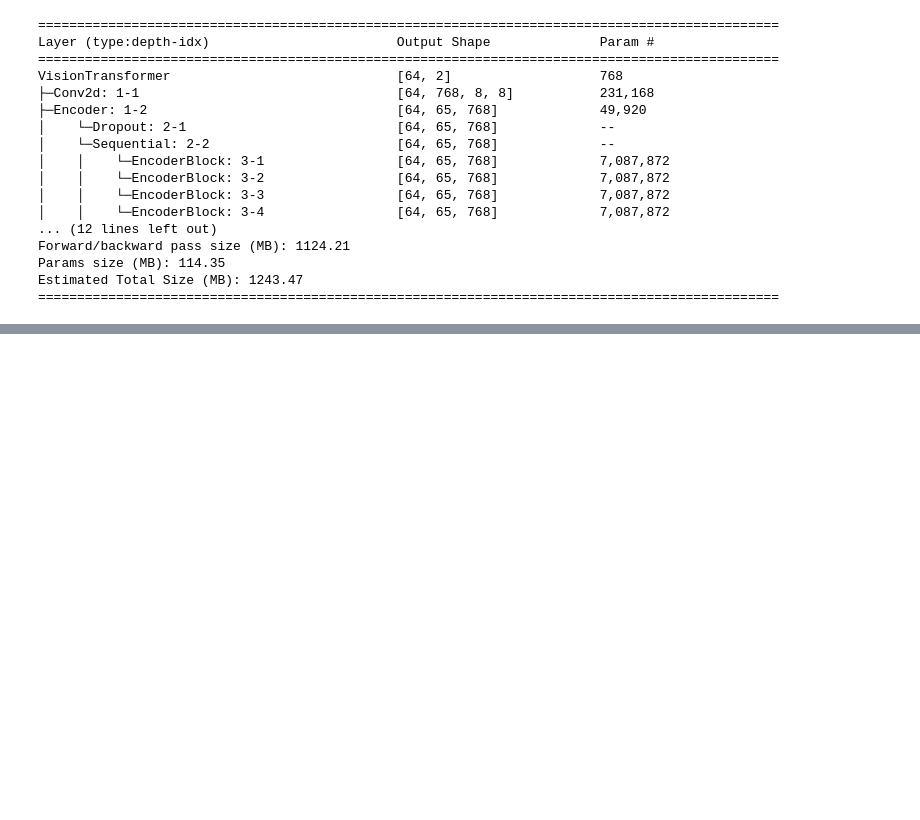
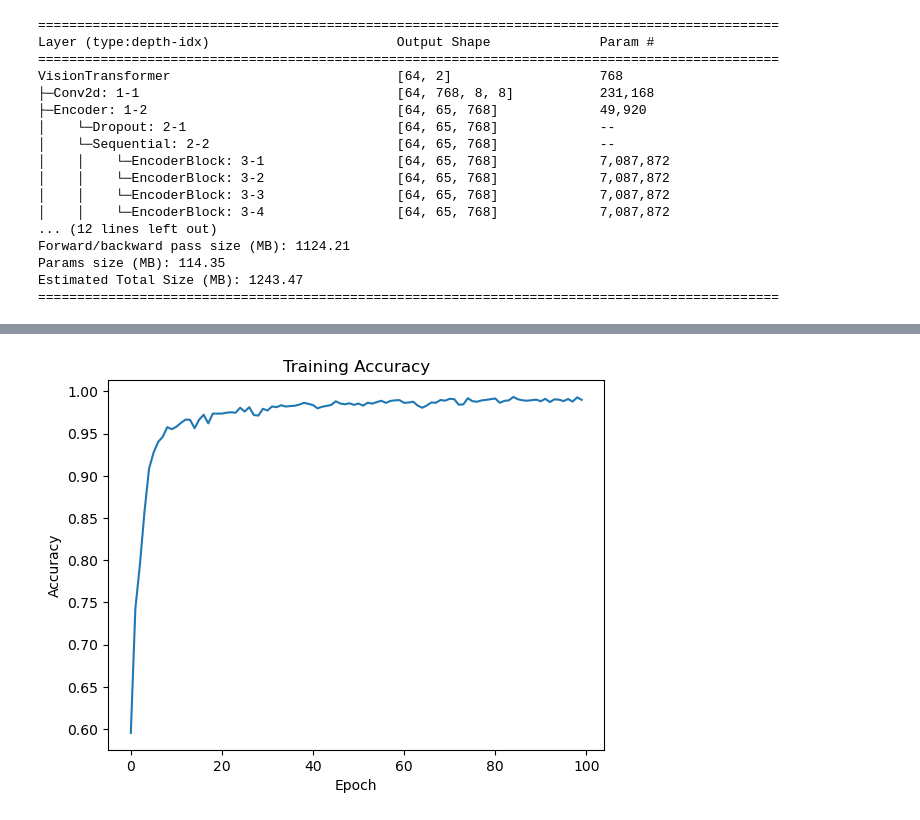
Before and after one commit to Gurpranked/Grad-CV-I_Final-Project, a Jupyter notebook: transformer_train.ipynb, the cells around one changed output, grey strips where cells are left out. Cells and saved outputs as stored; diff of their text form; code cells hidden in the pictures; blank space fills up the shorter version.

```diff
--- a/transformer_train.ipynb
+++ b/transformer_train.ipynb
@@ -161,0 +123,8 @@ RuntimeError: element 0 of tensors does not require grad and does not have a gra
+# %%
+plt.plot(train_metrics['train_acc'])
+plt.xlabel("Epoch")
+plt.ylabel('Accuracy')
+plt.title('Training Accuracy')
+plt.show()
+# %% [output]
+[figure, added]
```
Also changed, not shown: parts of 15 cells of this notebook, 4 other files.
